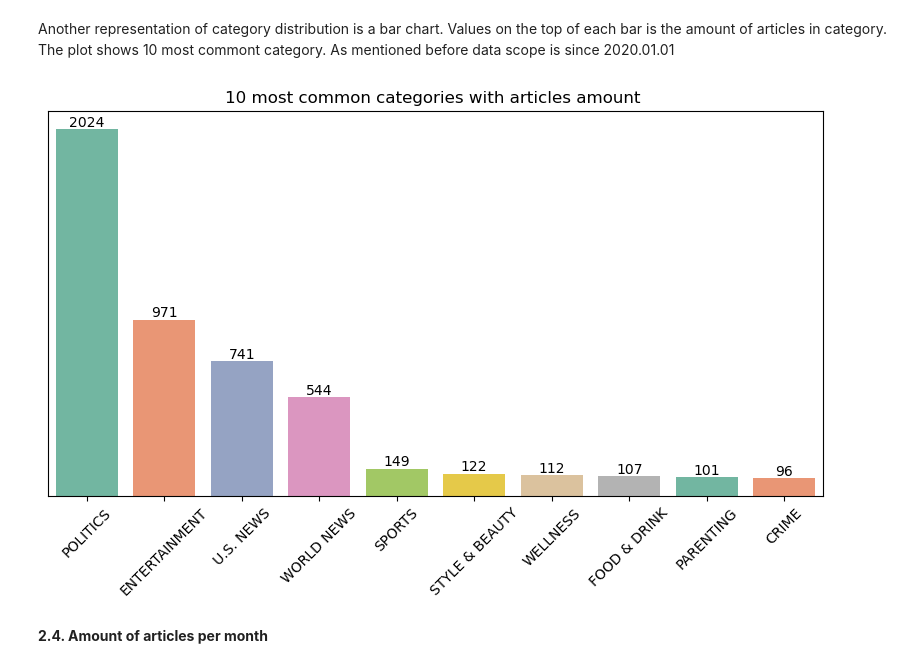
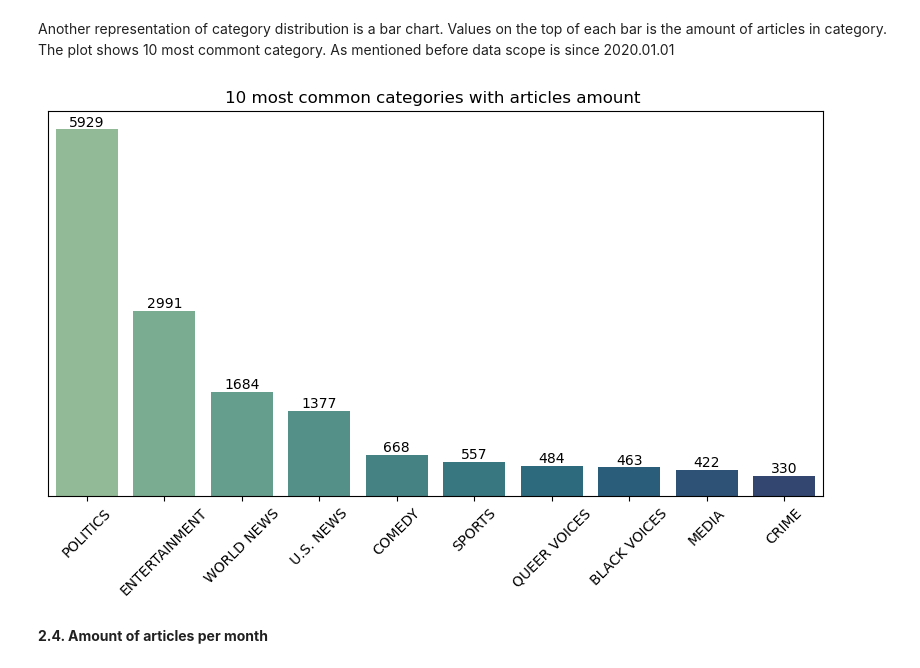
Before and after one commit to arkurpas/Text_similarity_in_news_articles, a Jupyter notebook: news.ipynb, the cells around one changed output. Saved outputs shown, nothing was run; the diff lists cells and outputs as text; code cells hidden in the pictures.

```diff
--- a/news.ipynb
+++ b/news.ipynb
@@ -63,2 +65,2 @@ Feching only articles since 2020.01.01. This is my arbitrary choice and this doe
 # %%
-news_db_raw = news_db_raw[news_db_raw['date']>= pd.Timestamp(2020,1,1)]
+news_db = news_db[news_db['date']>= pd.Timestamp(2018,1,1)]
@@ -133,17 +128,17 @@ news_category_df.rename(columns={'index': 'category',
 Another representation of category distribution is a bar chart. Values on the top of each bar is the amount of articles in category. The plot shows 10 most commont category. As mentioned before data scope is since 2020.01.01
 # %%
 fig, ax = plt.subplots(figsize=(10,5))
-style = sns.color_palette("Set2")
-ax = sns.barplot(x = news_category_df.category[:10], y = news_category_df.amount[:10], palette=style)
+style = sns.color_palette("crest", n_colors=10)
+ax = sns.barplot(x = news_category_df.category[:10], y = news_category_df.amount[:10], palette=style, color='green')
 ax.bar_label(ax.containers[0], fontsize=10)
 plt.xticks(rotation=45)
 ax.set_yticks([])
 ax.set_ylabel(None)
 ax.set_xlabel(None)
 ax.set_title('10 most common categories with articles amount ')
 plt.show()
 # %% [output]
-[figure, old version]
+[figure, new version]
 # %%
 news_db_per_month_df = pd.DataFrame(news_db.resample('m', on = 'date')['headline'].count()).reset_index()
 dates_label = news_db_per_month_df['date'].dt.strftime("%b'%y").values
```
Also changed, not shown: parts of 38 cells of this notebook.
